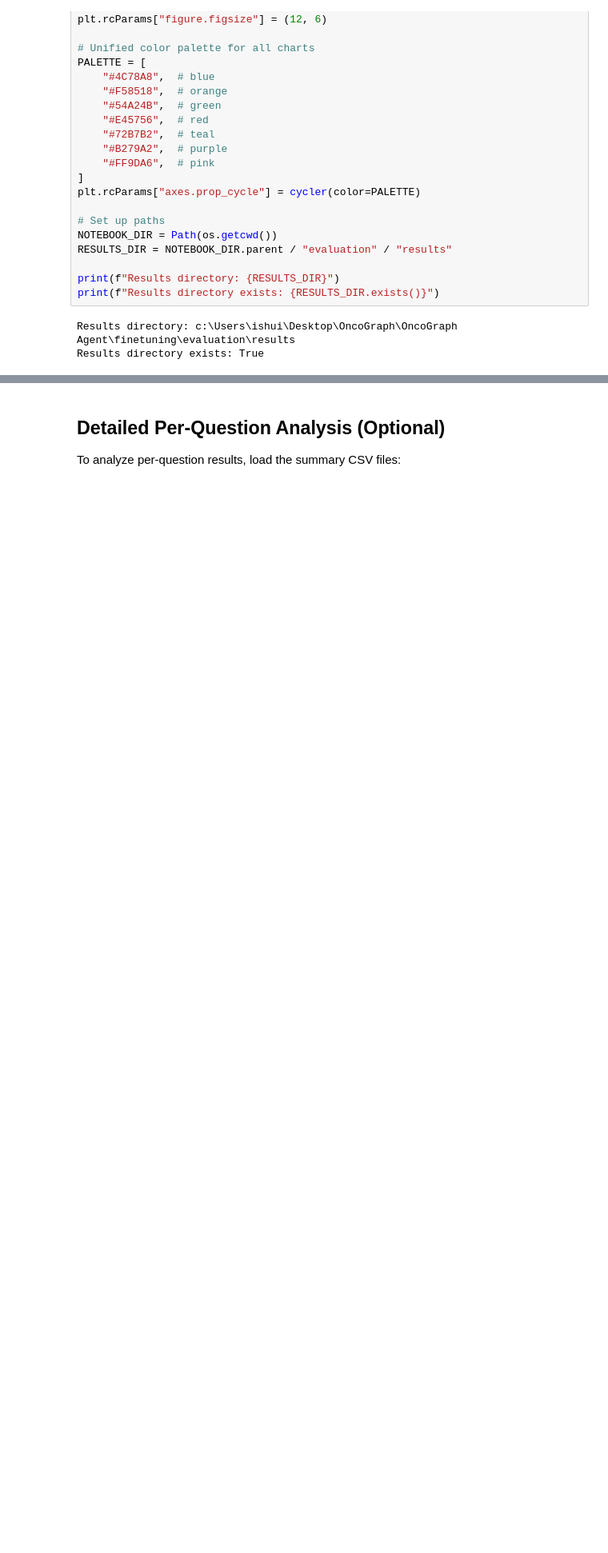
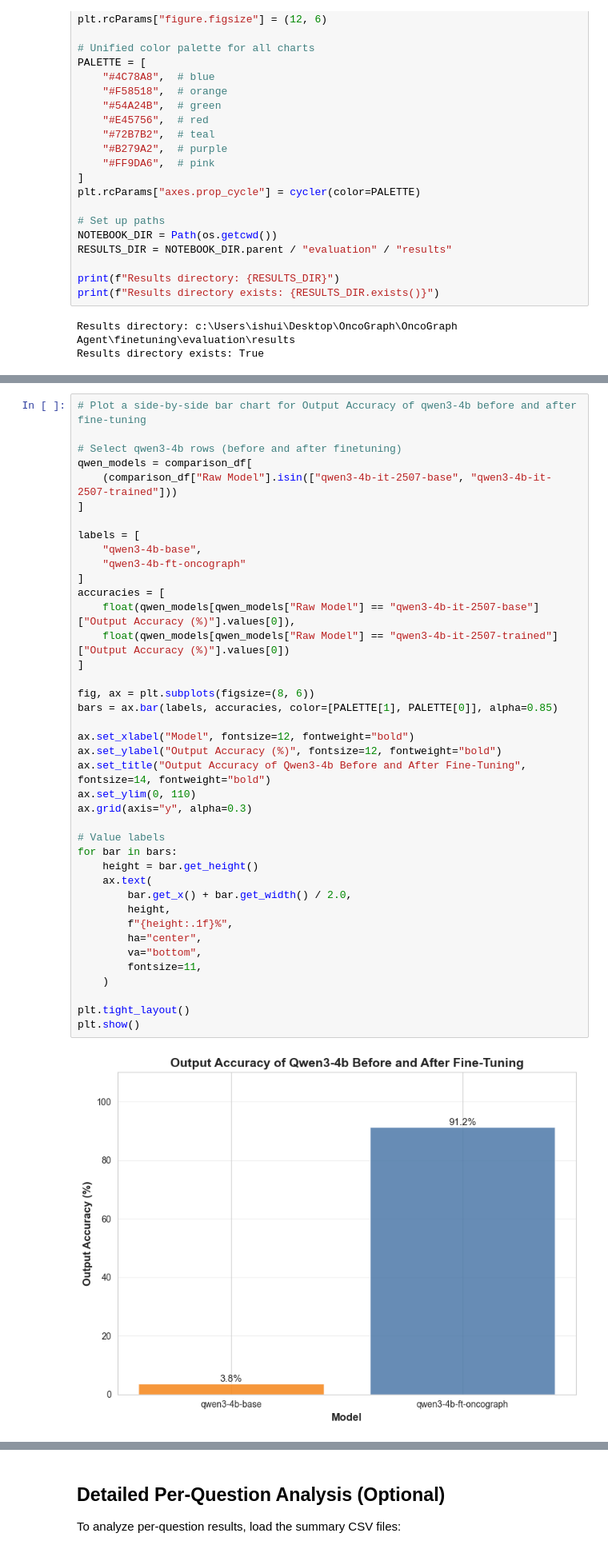
Before and after one commit to ib565/OncoGraph-Engine, a Jupyter notebook: finetuning/notebooks/compare_evaluation_results.ipynb, the cells around one changed output, grey strips where cells are left out. Shown: that part at 80% size. Drawn from its saved outputs; the diff is of its cells as text; blank space fills up the shorter version.

```diff
--- a/finetuning/notebooks/compare_evaluation_results.ipynb
+++ b/finetuning/notebooks/compare_evaluation_results.ipynb
@@ -203,3 +194,45 @@ plt.show()
+# %%
+# Plot a side-by-side bar chart for Output Accuracy of qwen3-4b before and after fine-tuning
+
+# Select qwen3-4b rows (before and after finetuning)
+qwen_models = comparison_df[
+    (comparison_df["Raw Model"].isin(["qwen3-4b-it-2507-base", "qwen3-4b-it-2507-trained"]))
+]
+
+labels = [
+    "qwen3-4b-base",
+    "qwen3-4b-ft-oncograph"
+]
+accuracies = [
+    float(qwen_models[qwen_models["Raw Model"] == "qwen3-4b-it-2507-base"]["Output Accuracy (%)"].values[0]),
+    float(qwen_models[qwen_models["Raw Model"] == "qwen3-4b-it-2507-trained"]["Output Accuracy (%)"].values[0])
+]
+
+fig, ax = plt.subplots(figsize=(8, 6))
+bars = ax.bar(labels, accuracies, color=[PALETTE[1], PALETTE[0]], alpha=0.85)
+
+ax.set_xlabel("Model", fontsize=12, fontweight="bold")
+ax.set_ylabel("Output Accuracy (%)", fontsize=12, fontweight="bold")
+ax.set_title("Output Accuracy of Qwen3-4b Before and After Fine-Tuning", fontsize=14, fontweight="bold")
+ax.set_ylim(0, 110)
+ax.grid(axis="y", alpha=0.3)
+
+# Value labels
+for bar in bars:
+    height = bar.get_height()
+    ax.text(
+        bar.get_x() + bar.get_width() / 2.0,
+        height,
+        f"{height:.1f}%",
+        ha="center",
+        va="bottom",
+        fontsize=11,
+    )
+
+plt.tight_layout()
+plt.show()
+# %% [output]
+[figure, added]
 # %%
 fig, ax = plt.subplots(figsize=(10, 7))
 bars = ax.bar(
```
Also changed, not shown: parts of 9 cells of this notebook, 10 other files.
